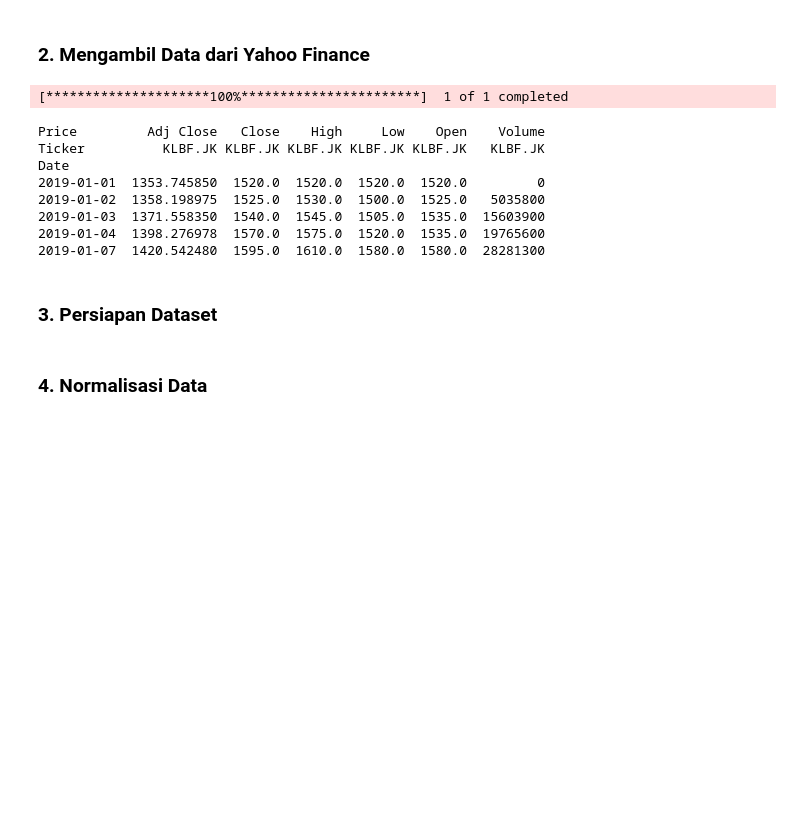
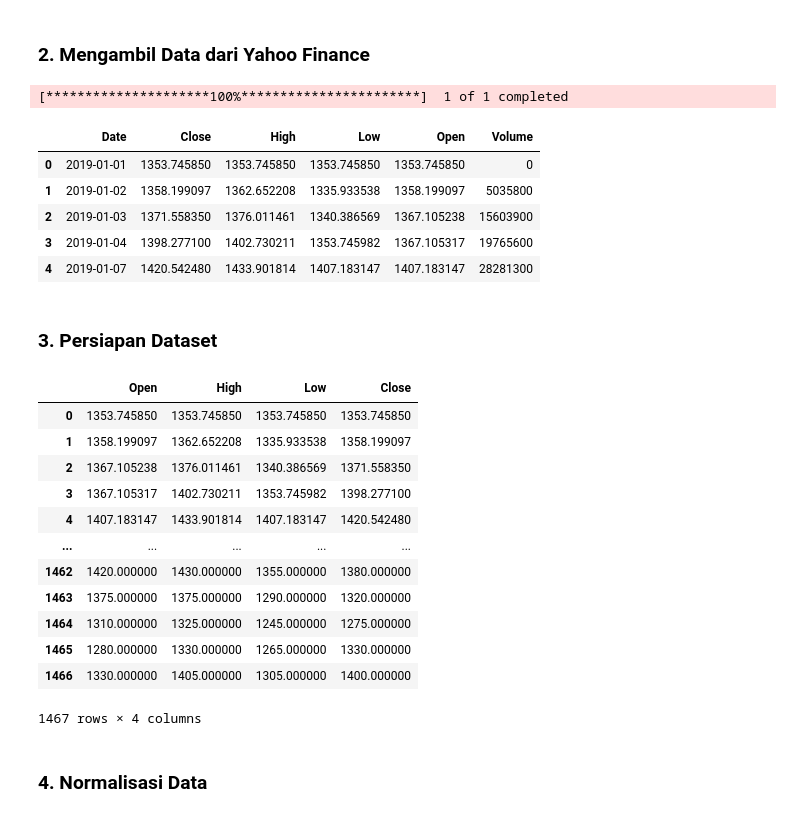
Before and after one commit to dafiqrahman/Prediksi-Harga-Saham-KLBF-main, a Jupyter notebook: XGBOOST_KLBF_NEW.ipynb, the cells around one changed output. Saved outputs shown, nothing was run; the diff lists cells and outputs as text; code cells hidden in the pictures; blank space fills up the shorter version.

```diff
--- a/XGBOOST_KLBF_NEW.ipynb
+++ b/XGBOOST_KLBF_NEW.ipynb
@@ -48,22 +48,17 @@ end_date = "2024-12-31"
 # Ambil data historis menggunakan yfinance
 data = yf.download(ticker, start=start_date, end=end_date)
 
-# Simpan data ke file CSV
-data.to_csv("KLBF_JK_Historical.csv")
-
-# Tampilkan 5 baris pertama
-print(data.head())
+data = pd.read_csv('KLBF_JK_Historical_fix.csv')
+data.head()
 #---SELESAI---
 # %% [output]
 [*********************100%***********************]  1 of 1 completed
-Price         Adj Close   Close    High     Low    Open    Volume
-Ticker          KLBF.JK KLBF.JK KLBF.JK KLBF.JK KLBF.JK   KLBF.JK
-Date
-2019-01-01  1353.745850  1520.0  1520.0  1520.0  1520.0         0
-2019-01-02  1358.198975  1525.0  1530.0  1500.0  1525.0   5035800
-2019-01-03  1371.558350  1540.0  1545.0  1505.0  1535.0  15603900
-2019-01-04  1398.276978  1570.0  1575.0  1520.0  1535.0  19765600
-2019-01-07  1420.542480  1595.0  1610.0  1580.0  1580.0  28281300
+|  | Date | Close | High | Low | Open | Volume |
+| 0 | 2019-01-01 | 1353.745850 | 1353.745850 | 1353.745850 | 1353.745850 | 0 |
+| 1 | 2019-01-02 | 1358.199097 | 1362.652208 | 1335.933538 | 1358.199097 | 5035800 |
+| 2 | 2019-01-03 | 1371.558350 | 1376.011461 | 1340.386569 | 1367.105238 | 15603900 |
+| 3 | 2019-01-04 | 1398.277100 | 1402.730211 | 1353.745982 | 1367.105317 | 19765600 |
+| 4 | 2019-01-07 | 1420.542480 | 1433.901814 | 1407.183147 | 1407.183147 | 28281300 |
 # %% [markdown]
 ### **3. Persiapan Dataset**
 # %%
@@ -73,12 +68,28 @@ data['Next_Day_Close'] = data['Close'].shift(-1)
 data.dropna(inplace=True)
 
 # Pilih fitur dan target
-features = ['Close']
+features = ['Open','High','Low','Close']
 target = 'Next_Day_Close'
 
 X = data[features]
 y = data[target]
 #---SELESAI---
+# %%
+X
+# %% [output]
+|  | Open | High | Low | Close |
+| 0 | 1353.745850 | 1353.745850 | 1353.745850 | 1353.745850 |
+| 1 | 1358.199097 | 1362.652208 | 1335.933538 | 1358.199097 |
+| 2 | 1367.105238 | 1376.011461 | 1340.386569 | 1371.558350 |
+| 3 | 1367.105317 | 1402.730211 | 1353.745982 | 1398.277100 |
+| 4 | 1407.183147 | 1433.901814 | 1407.183147 | 1420.542480 |
+| ... | ... | ... | ... | ... |
+| 1462 | 1420.000000 | 1430.000000 | 1355.000000 | 1380.000000 |
+| 1463 | 1375.000000 | 1375.000000 | 1290.000000 | 1320.000000 |
+| 1464 | 1310.000000 | 1325.000000 | 1245.000000 | 1275.000000 |
+| 1465 | 1280.000000 | 1330.000000 | 1265.000000 | 1330.000000 |
+| 1466 | 1330.000000 | 1405.000000 | 1305.000000 | 1400.000000 |
+1467 rows × 4 columns
 # %% [markdown]
 ### **4. Normalisasi Data**
 # %%
```
Also changed, not shown: parts of 3 cells of this notebook, 5 other files.
